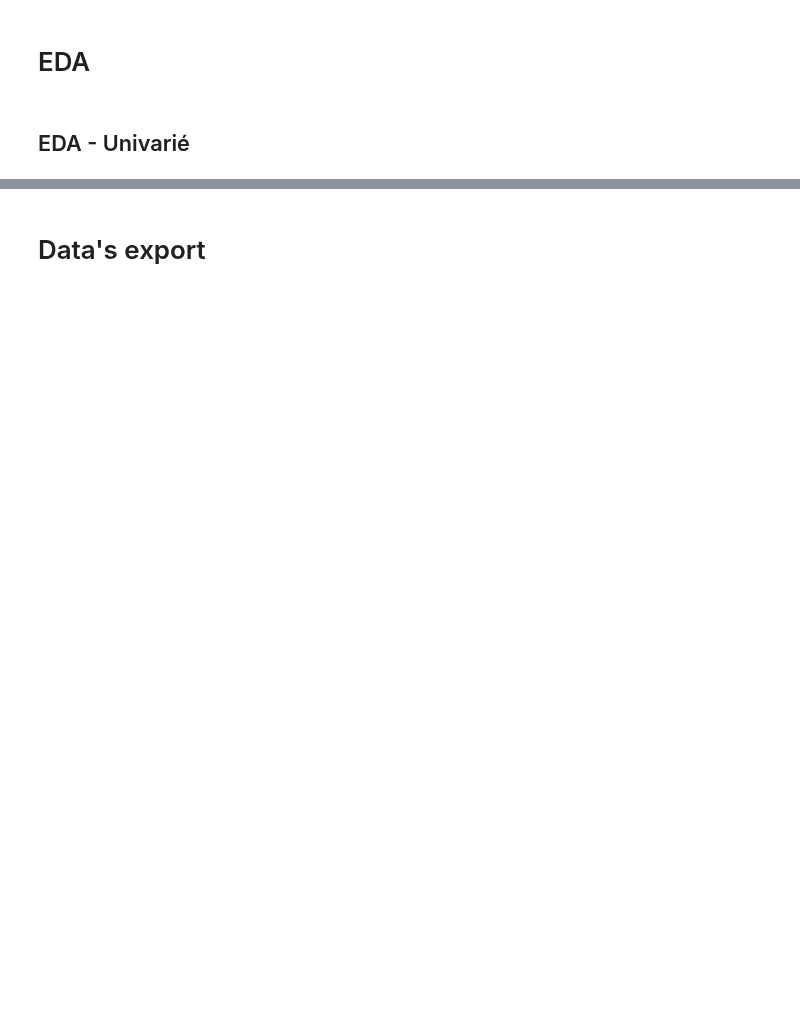
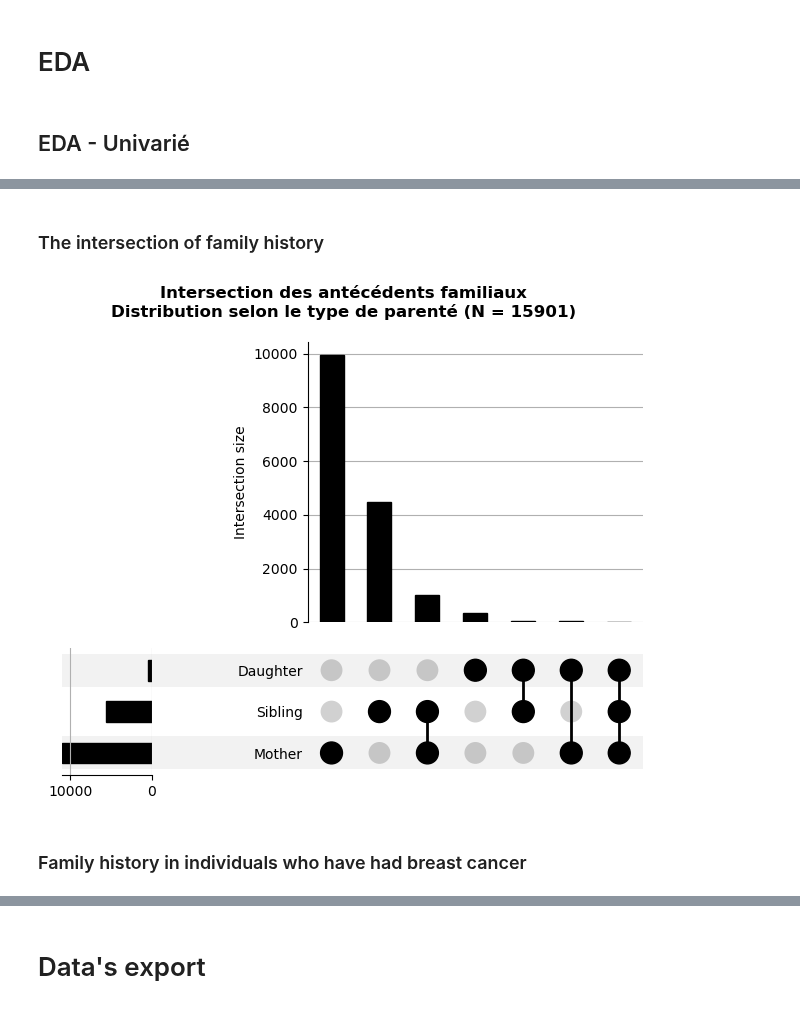
Before and after one commit to RR-DataSciences/Multi-trait-GWAS-in-admixed-populations, a Jupyter notebook: notebooks/53_BC_WITHIN_5Y_FamilyHistory_Treatment.ipynb, the cells around one changed output, grey strips where cells are left out. Drawn from its saved outputs; the diff is of its cells as text; code cells hidden in the pictures; blank space fills up the shorter version.

```diff
--- a/notebooks/53_BC_WITHIN_5Y_FamilyHistory_Treatment.ipynb
+++ b/notebooks/53_BC_WITHIN_5Y_FamilyHistory_Treatment.ipynb
@@ -193,0 +314,2 @@ for col in cols:
+# %%
+df_combinations_family_history = df[['person_id','has_bc','Daughter','Mother','Sibling']].dropna()
@@ -194,40 +334,44 @@ for col in cols:
+# %% [markdown]
+### The intersection of family history
 # %%
 import warnings
-import matplotlib.pyplot as plt
-import pandas as pd
 from upsetplot import UpSet
 
 # 1️⃣ Masquer les avertissements pour nettoyer la console
 warnings.simplefilter(action="ignore", category=FutureWarning)
 
 # 2️⃣ Extraction dynamique des colonnes d'antécédents
-cols = df_family_history[['Daughter','Mother','Sibling']].columns.tolist()
+cols = df_combinations_family_history[['Daughter','Mother','Sibling']].columns.tolist()
 
 # Correction de la variable N pour correspondre à ton DataFrame
-N = len(df_family_history)
+N = len(df_combinations_family_history)
 
 # 3️⃣ Pré-agrégation avec Pandas (indispensable pour contourner le bug NumPy 2.x)
-df_bool = df_family_history[cols].astype(bool)
+df_bool = df_combinations_family_history[cols].astype(bool)
 data_counts = df_bool.groupby(cols).size()
 
 # 4️⃣ Configuration de la figure
 fig = plt.figure(figsize=(14, 10))
 
 # 5️⃣ Création de l'UpSetPlot
 # /!\ On retire show_counts et show_percentages pour éviter le crash de type TypeError
 up = UpSet(data_counts, sort_by="cardinality", element_size=45)
 
 up.plot(fig=fig)
 
 # 6️⃣ Titre principal (ajusté avec 'y' pour éviter les chevauchements)
 plt.suptitle(
     f"Intersection des antécédents familiaux\n"
     f"Distribution selon le type de parenté (N = {N})\n",
     fontsize=12,
     fontweight="bold",
 )
 
 plt.show()
+# %% [output]
+[figure, added]
+# %% [markdown]
+### Family history in individuals who have had breast cancer
 # %%
 # 1️⃣ On masque les alertes pour la propreté du notebook
 warnings.simplefilter(action="ignore", category=FutureWarning)
```
Also changed, not shown: parts of 26 cells of this notebook, 1 other file.
